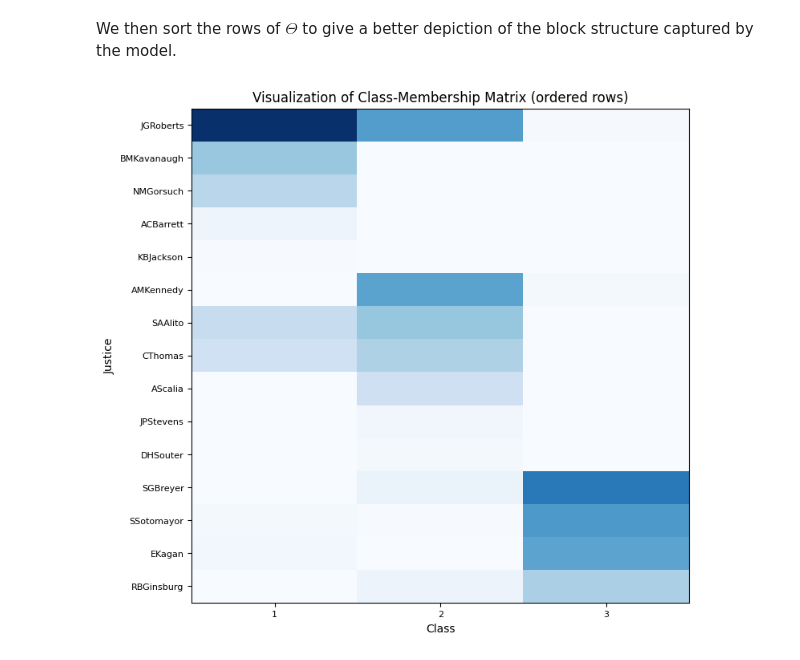
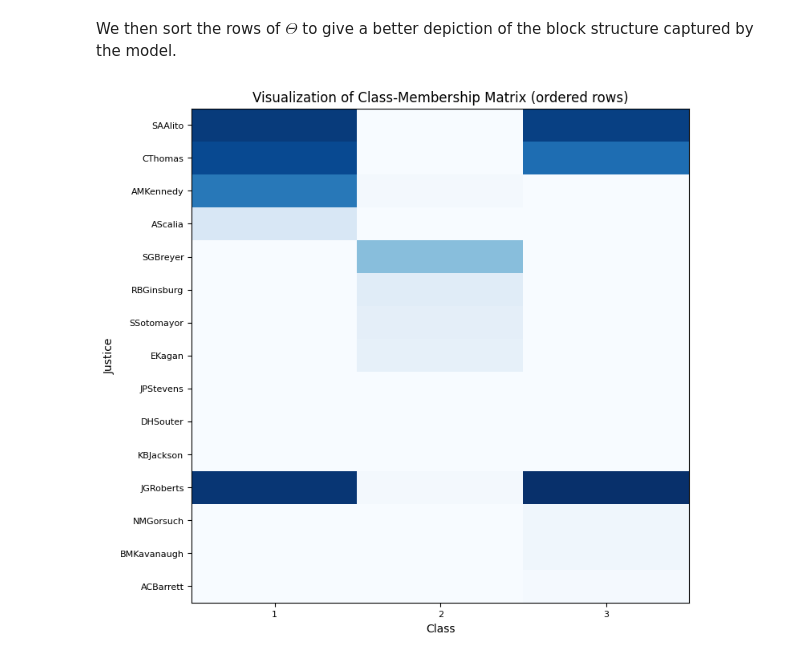
Before and after one commit to jhood3/Hypergraphs, a Jupyter notebook: tutorial.ipynb, the cells around one changed output. Drawn from its saved outputs; the diff is of its cells as text; code cells hidden in the pictures.

```diff
--- a/tutorial.ipynb
+++ b/tutorial.ipynb
@@ -35,7 +37,7 @@ directory = "supreme-court" #the name of the directory your 'edges.npz' file liv
 test = True #if true, masks proportion of data as described in paper
 C = 3 #number of classes
 K = 6 # number of communities (mixtures of classes). Set K >= C
-model = "semi" #"semi" (faster) or "omni" (slower but more flexible)
+model = "omni" #"semi" (faster) or "omni" (slower but more flexible)
 MIN_ORDER = 2 #set >= 2
 MAX_ORDER = 9 #D in paper
 CONV_TOL = 1 #convergence tolerance for change in log likelihood
@@ -89,29 +93,29 @@ We then sort the rows of $\Theta$ to give a better depiction of the block struct
 # %%
 hardmax = np.argmax(Theta_IC, axis=1)
 hardmax_matrix = np.zeros_like(Theta_IC)
 sorted_inds = np.zeros_like(hardmax).astype(int)
-
+C = 3
 counter = 0
 justice_names = np.array(justice_names).astype(str)
 for i in range(C):
     inds = np.where(hardmax == i)[0]
     hardmax_matrix[counter:counter+len(inds), :] = Theta_IC[inds,:]
     sorted_inds[counter:counter+len(inds)] = inds
     sorted_inds[counter:counter+len(inds)] = sorted_inds[counter:counter+len(inds)][np.argsort(-hardmax_matrix[counter:counter+len(inds), i])]
     hardmax_matrix[counter:counter+len(inds),:] = hardmax_matrix[counter:counter+len(inds), :][np.argsort(-hardmax_matrix[counter:counter+len(inds), i])]
     counter += len(inds)
 
 sorted_names = justice_names[sorted_inds]
 
 
 plt.figure(figsize = (8,8))
 plt.imshow(hardmax_matrix, cmap='Blues', aspect='auto')
 plt.gca().tick_params(axis='y', labelcolor='black')  # Keep tick labels black
 plt.xticks(ticks=np.arange(C), labels=np.arange(1,C+1), fontsize=8)
 plt.yticks(ticks=np.arange(len(sorted_names)), labels=sorted_names, fontsize=8)
 plt.xlabel('Class')
 plt.ylabel('Justice')
 plt.title("Visualization of Class-Membership Matrix (ordered rows)")
 plt.show()
 # %% [output]
-[figure, old version]
+[figure, new version]
```
Also changed, not shown: parts of 2 cells of this notebook, 6 other files.
